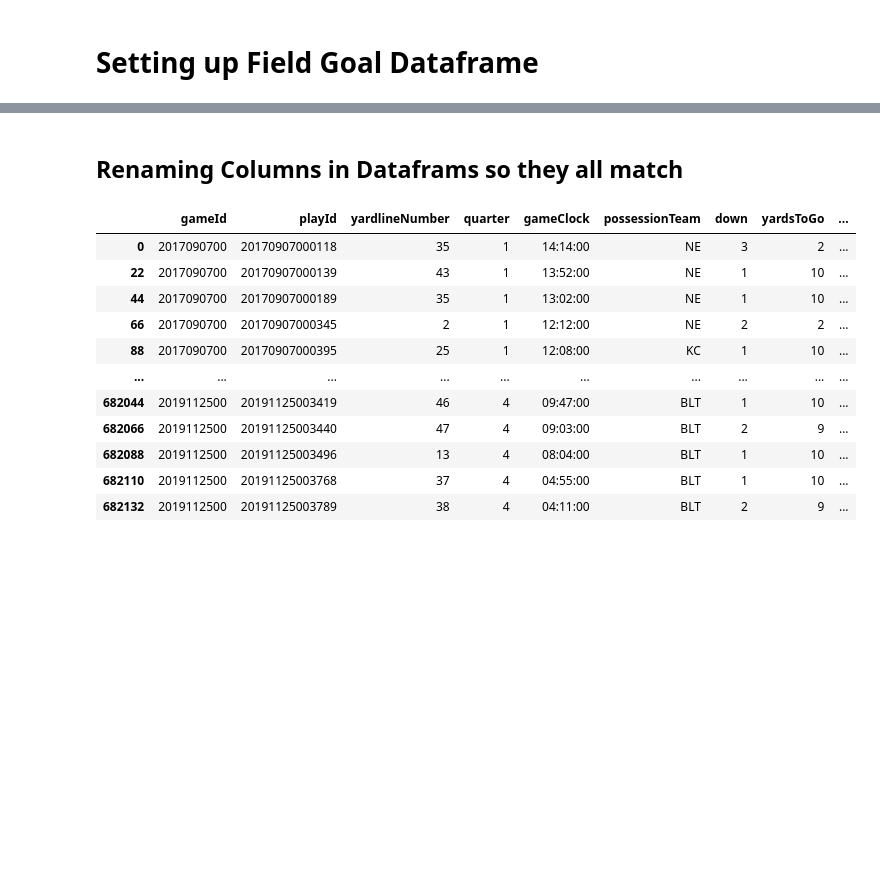
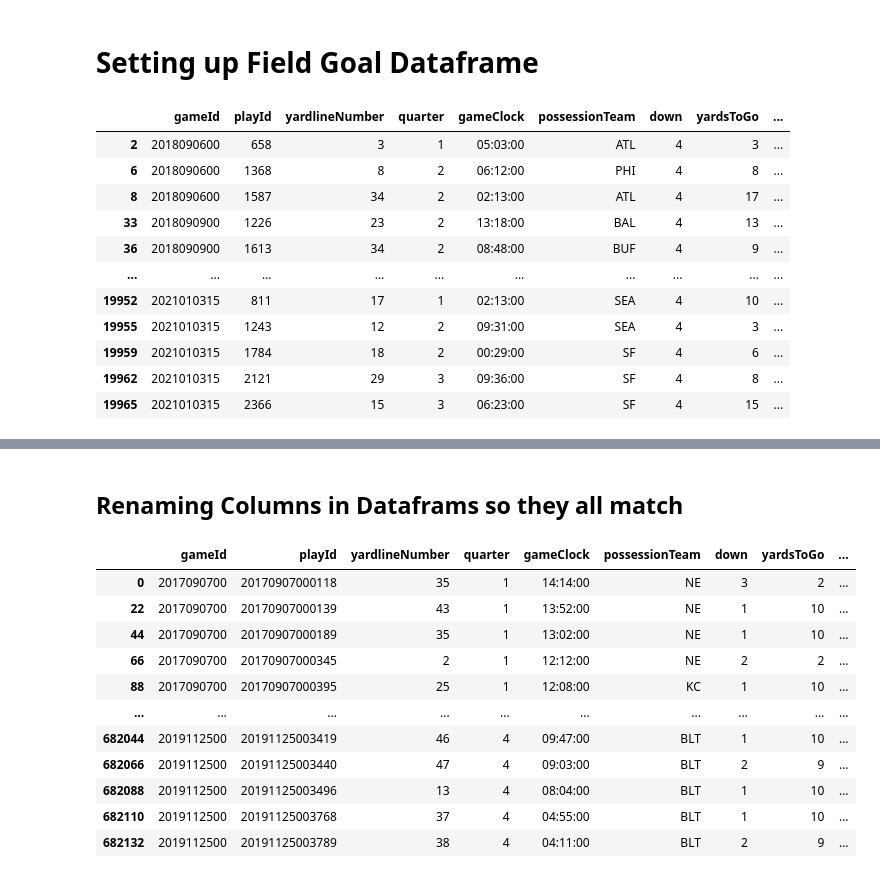
Before and after one commit to chazmorton/NFL-Play-Type-Prediction, a Jupyter notebook: Overall Dataframe.ipynb, the cells around one changed output, grey strips where cells are left out. Cells and saved outputs as stored; diff of their text form; code cells hidden in the pictures; blank space fills up the shorter version.

```diff
--- a/Overall Dataframe.ipynb
+++ b/Overall Dataframe.ipynb
@@ -181,12 +235,33 @@ dtype: int64
 # %% [markdown]
 # Setting up Field Goal Dataframe
 # %%
-df_field_goals = df_2022[["gameId", "playId", "yardlineNumber", "quarter", "gameClock", "possessionTeam", "down", "yardsToGo", "yardlineSide", "preSnapHomeScore", "preSnapVisitorScore", "specialTeamsPlayType"]]
+df_field_goals = df_2022_plays[["gameId", "playId", "yardlineNumber", "quarter", "gameClock", "possessionTeam", "down", "yardsToGo", "yardlineSide", "preSnapHomeScore", "preSnapVisitorScore", "specialTeamsPlayType"]]
 df_field_goals = df_field_goals.loc[df_field_goals["specialTeamsPlayType"] == "Field Goal"]
 df_field_goals = df_field_goals.drop(columns=["specialTeamsPlayType"])
+
+for col in ["homeTeamAbbr", "visitorTeamAbbr"]:
+    df_field_goals[col] = None
+
+for index, row in df_field_goals.iterrows():
+    nowGameId = row["gameId"]
+    matching_row = df_2022_games[df_2022_games['gameId'] == nowGameId]
+    df_field_goals.at[index, "homeTeamAbbr"] = matching_row["homeTeamAbbr"].iloc[0]
+    df_field_goals.at[index, "visitorTeamAbbr"] = matching_row["visitorTeamAbbr"].iloc[0]
 
 # Adding playType "Field Goal"
 df_field_goals["playType"] = "Field Goal"
 
-print(df_field_goals)
+df_field_goals
 # %% [output]
+|  | gameId | playId | yardlineNumber | quarter | gameClock | possessionTeam | down | yardsToGo | ... |
+| 2 | 2018090600 | 658 | 3 | 1 | 05:03:00 | ATL | 4 | 3 | ... |
+| 6 | 2018090600 | 1368 | 8 | 2 | 06:12:00 | PHI | 4 | 8 | ... |
+| 8 | 2018090600 | 1587 | 34 | 2 | 02:13:00 | ATL | 4 | 17 | ... |
+| 33 | 2018090900 | 1226 | 23 | 2 | 13:18:00 | BAL | 4 | 13 | ... |
+| 36 | 2018090900 | 1613 | 34 | 2 | 08:48:00 | BUF | 4 | 9 | ... |
+| ... | ... | ... | ... | ... | ... | ... | ... | ... | ... |
+| 19952 | 2021010315 | 811 | 17 | 1 | 02:13:00 | SEA | 4 | 10 | ... |
+| 19955 | 2021010315 | 1243 | 12 | 2 | 09:31:00 | SEA | 4 | 3 | ... |
+| 19959 | 2021010315 | 1784 | 18 | 2 | 00:29:00 | SF | 4 | 6 | ... |
+| 19962 | 2021010315 | 2121 | 29 | 3 | 09:36:00 | SF | 4 | 8 | ... |
+| 19965 | 2021010315 | 2366 | 15 | 3 | 06:23:00 | SF | 4 | 15 | ... |
```
Also changed, not shown: parts of 28 cells of this notebook.
